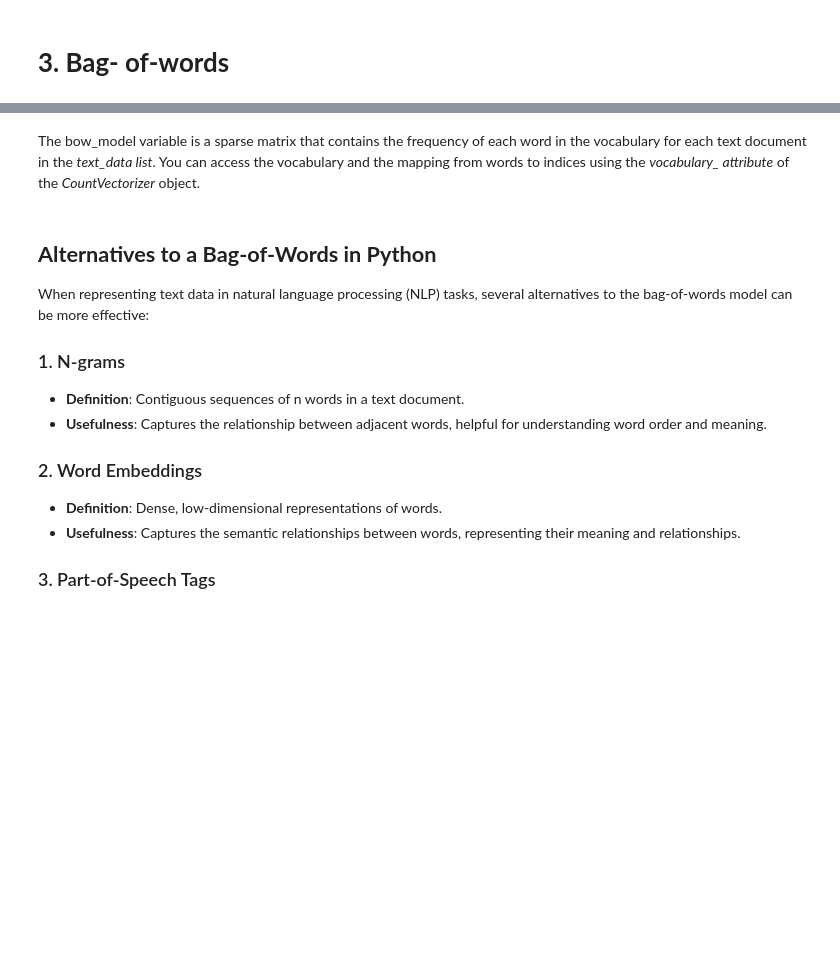
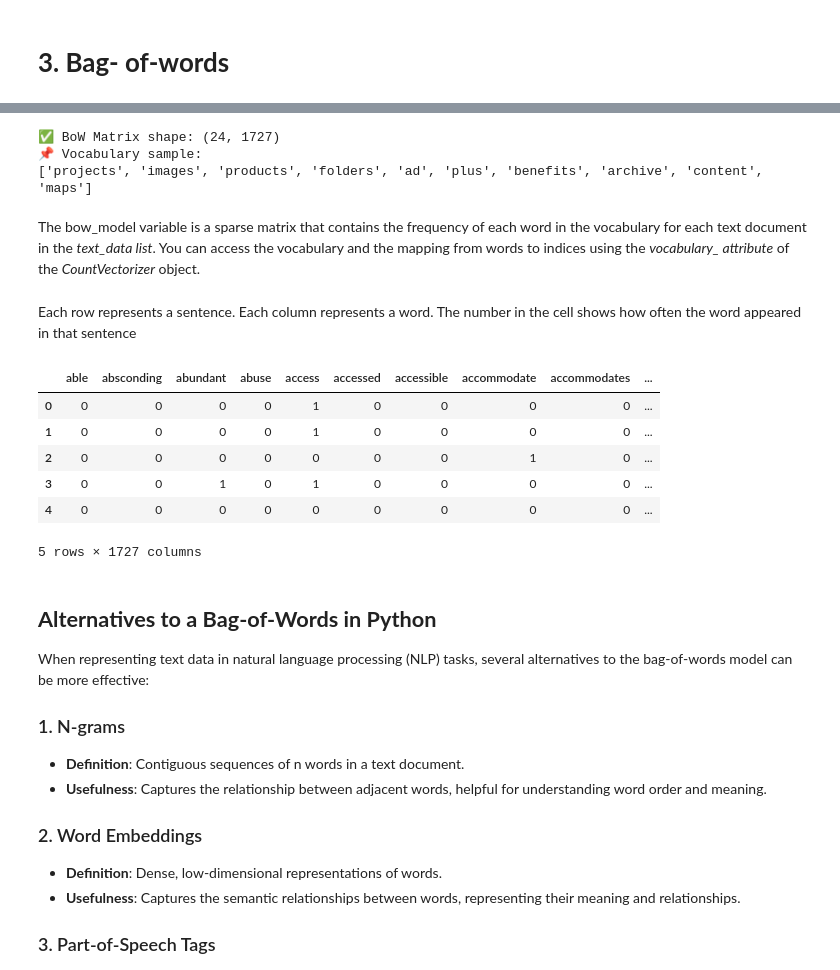
Before and after one commit to sakarla/Machine-Learning-for-Architecs, a Jupyter notebook: week 4_Data Visualization/Code/Week4_text_preprocessing_visualization.ipynb, the cells around one changed output, grey strips where cells are left out. Saved outputs shown, nothing was run; the diff lists cells and outputs as text; code cells hidden in the pictures; blank space fills up the shorter version.

```diff
--- a/week 4_Data Visualization/Code/Week4_text_preprocessing_visualization.ipynb
+++ b/week 4_Data Visualization/Code/Week4_text_preprocessing_visualization.ipynb
@@ -262,2 +350,25 @@ print(bow_model)   #(0, 0): This means the word at index 0 in the vocabulary app
+# %%
+from sklearn.feature_extraction.text import CountVectorizer  #CountVectorizer is a class from the sklearn (scikit-learn) library that converts a collection of text documents to a matrix of token counts.
+
+# Flatten the token list into strings for vectorization
+# Join the tokens back into full cleaned sentences
+cleaned_sentences = [" ".join(sentence) for sentence in tokens_no_stopwords]
+
+# Initialize BoW model
+vectorizer = CountVectorizer()
+
+# Fit and transform the cleaned text
+bow_matrix = vectorizer.fit_transform(cleaned_sentences)
+
+# Show dimensions
+print("✅ BoW Matrix shape:", bow_matrix.shape)
+
+# Show the vocabulary (first 10 words)
+print("📌 Vocabulary sample:")
+print(list(vectorizer.vocabulary_.keys())[:10])
+# %% [output]
+✅ BoW Matrix shape: (24, 1727)
+📌 Vocabulary sample:
+['projects', 'images', 'products', 'folders', 'ad', 'plus', 'benefits', 'archive', 'content', 'maps']
 # %% [markdown]
 The bow_model variable is a sparse matrix that contains the frequency of each word in the vocabulary for each text document in the *text_data list*. You can access the vocabulary and the mapping from words to indices using the *vocabulary_ attribute* of the *CountVectorizer* object.
@@ -271,3 +375,19 @@ print(vectorizer.vocabulary_['images'])   #This line of code retrieves the index
+# %% [markdown]
+Each row represents a sentence. Each column represents a word. The number in the cell shows how often the word appeared in that sentence
+# %%
+# Turn into a DataFrame for better visibility
+bow_df = pd.DataFrame(bow_matrix.toarray(), columns=vectorizer.get_feature_names_out())
+
+# Preview the BoW matrix
+bow_df.head()
+# %% [output]
+|  | able | absconding | abundant | abuse | access | accessed | accessible | accommodate | accommodates | ... |
+| 0 | 0 | 0 | 0 | 0 | 1 | 0 | 0 | 0 | 0 | ... |
+| 1 | 0 | 0 | 0 | 0 | 1 | 0 | 0 | 0 | 0 | ... |
+| 2 | 0 | 0 | 0 | 0 | 0 | 0 | 0 | 1 | 0 | ... |
+| 3 | 0 | 0 | 1 | 0 | 1 | 0 | 0 | 0 | 0 | ... |
+| 4 | 0 | 0 | 0 | 0 | 0 | 0 | 0 | 0 | 0 | ... |
+5 rows × 1727 columns
 # %% [markdown]
 ## **Alternatives to a Bag-of-Words in Python**
 
```
Also changed, not shown: parts of 81 cells of this notebook.
